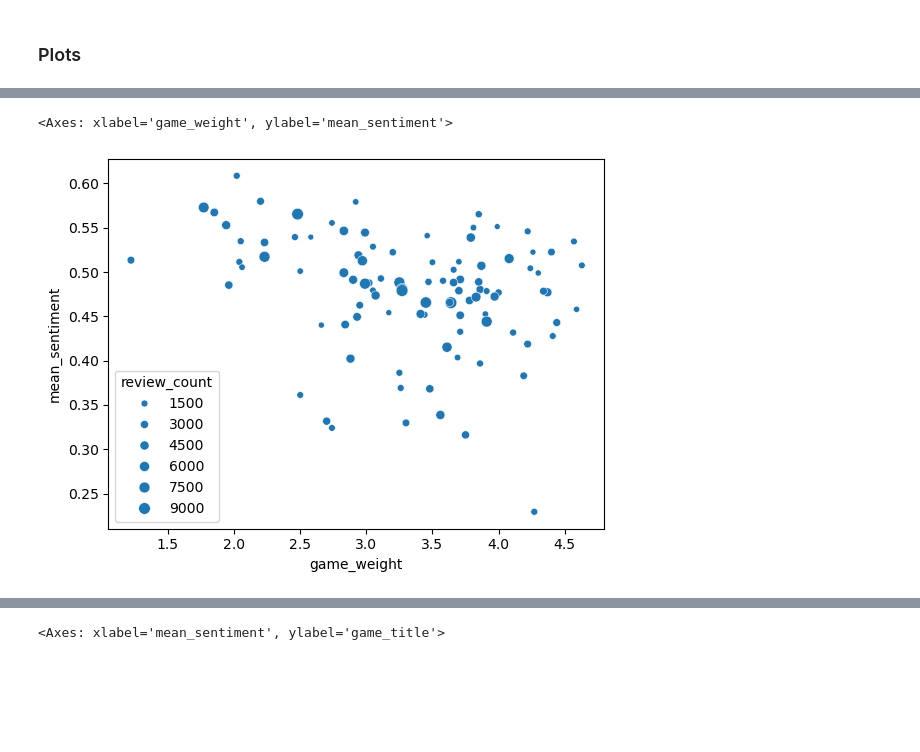
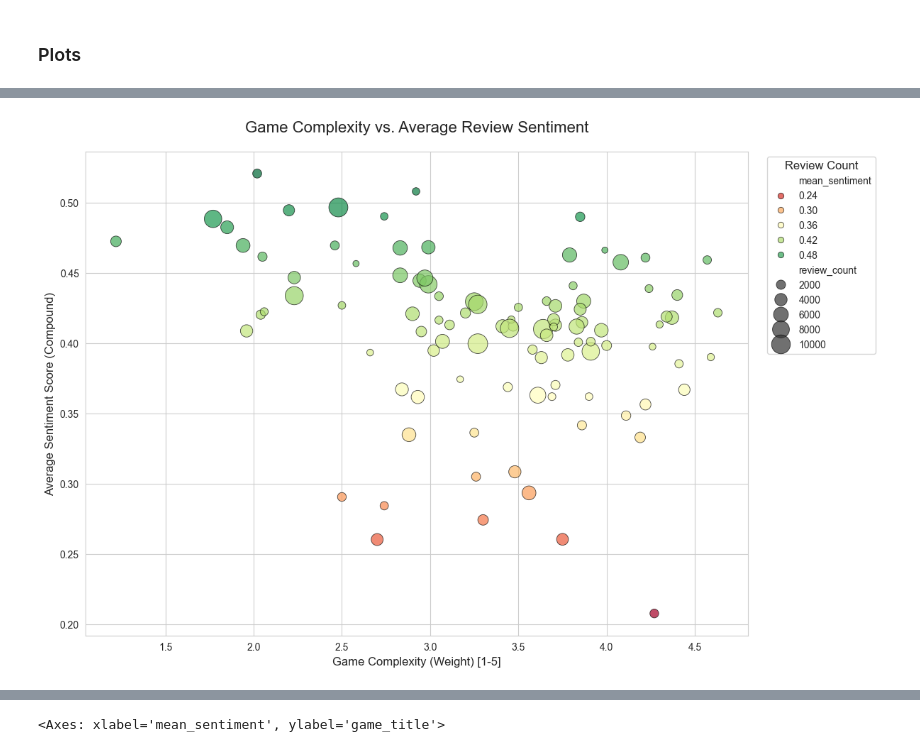
Before and after one commit to Ziverael/BoadGameSentimentAnalysis, a Jupyter notebook: analysis/analysis_2.ipynb, the cells around one changed output, grey strips where cells are left out. Cells and saved outputs as stored; diff of their text form; code cells hidden in the pictures; blank space fills up the shorter version.

Commit message:
even more sentiment analysis

```diff
--- a/analysis/analysis_2.ipynb
+++ b/analysis/analysis_2.ipynb
@@ -348,16 +288,14 @@ df["sentiment_scores"] = df["review_text"].apply(sia.polarity_scores)
 df["compound"] = df["sentiment_scores"].apply(lambda x: x["compound"])
 df["sentiment_label"] = df["compound"].apply(vader_label)
 # %%
-from textblob import TextBlob
+# Zmieniamy na tb_polarity, żeby zgadzało się z wywołaniem niżej
+df["tb_polarity"] = df["review_text"].apply(
+    lambda x: TextBlob(x).sentiment.polarity)
 
-df["tb_sentiment"] = df["review_text"].apply(
-    lambda x: TextBlob(x).sentiment.polarity
-)
+df["tb_subjectivity"] = df["review_text"].apply(
+    lambda x: TextBlob(x).sentiment.subjectivity)
+
+# Teraz to zadziała bez błędu
+df["tb_label"] = df["tb_polarity"].apply(textblob_label)
-# %%
-df["tb_subjectivity"] = df["review_text"].apply(
-    lambda x: TextBlob(x).sentiment.subjectivity
-)
-
-df["tb_label"] = df["tb_polarity"].apply(textblob_label)
 # %% [markdown]
 ### Plots
@@ -445,11 +416,32 @@ sns.boxplot(
 # %%
-sns.scatterplot(
+
+# 1. Setup
+plt.figure(figsize=(12, 8))
+sns.set_style("whitegrid")
+
+# 2. Enhanced Scatterplot
+ax = sns.scatterplot(
     data=game_sentiment,
     x="game_weight",
     y="mean_sentiment",
-    size="review_count"
+    size="review_count",
+    hue="mean_sentiment", # Color points by sentiment for better intuition
+    palette="RdYlGn",     # Red-Yellow-Green scale
+    sizes=(40, 400),      # Minimum and maximum bubble size
+    alpha=0.7,            # Transparency to see overlapping points
+    edgecolor="black"     # Better contrast for individual dots
 )
+
+# 3. Titles and Labels (English)
+plt.title("Game Complexity vs. Average Review Sentiment", fontsize=16, pad=20)
+plt.xlabel("Game Complexity (Weight) [1-5]", fontsize=12)
+plt.ylabel("Average Sentiment Score (Compound)", fontsize=12)
+
+# 4. Legend customization
+plt.legend(title="Review Count", title_fontsize='12', loc='upper right', bbox_to_anchor=(1.2, 1))
+
+plt.tight_layout()
+plt.show()
 # %% [output]
-<Axes: xlabel='game_weight', ylabel='mean_sentiment'>
-[figure, old version]
+[figure, new version]
 # %%
```
Also changed, not shown: parts of 37 cells of this notebook.
